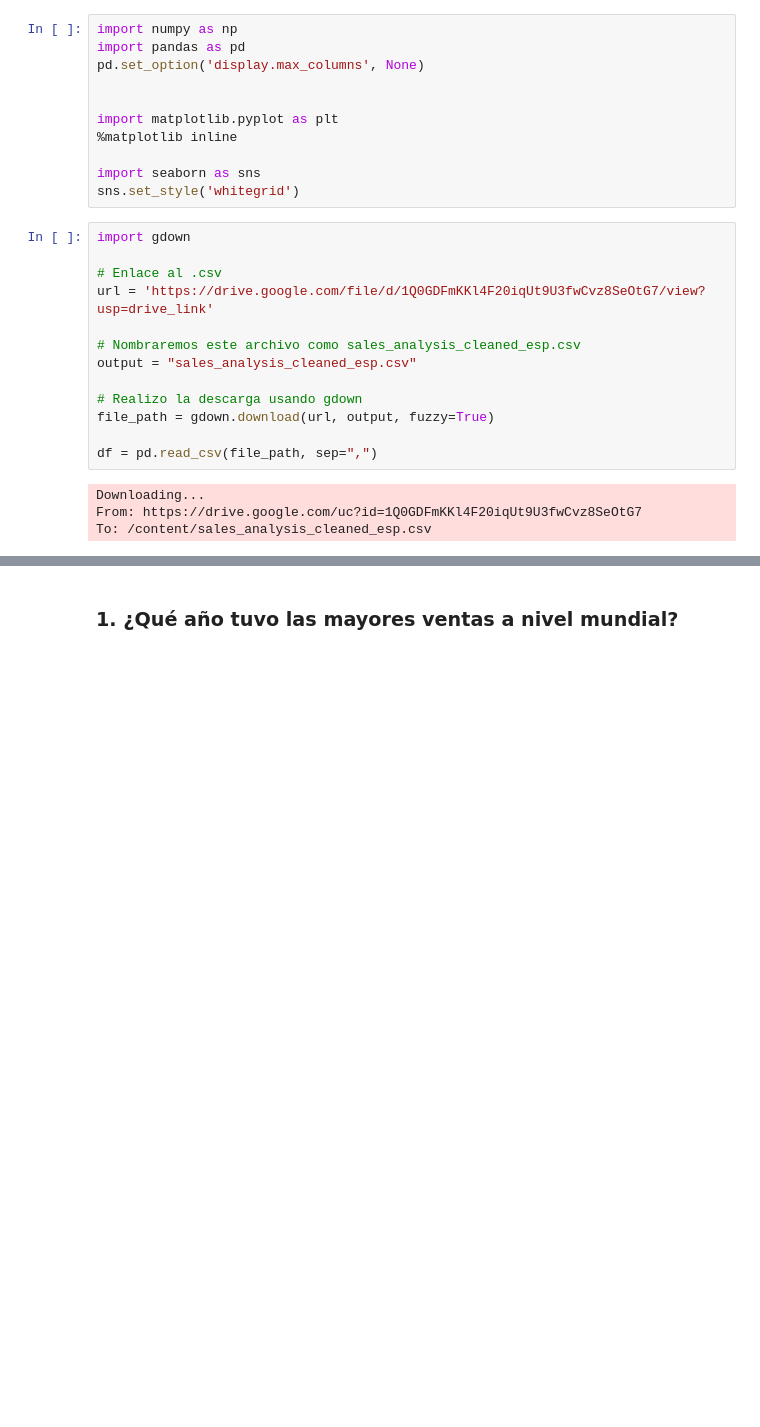
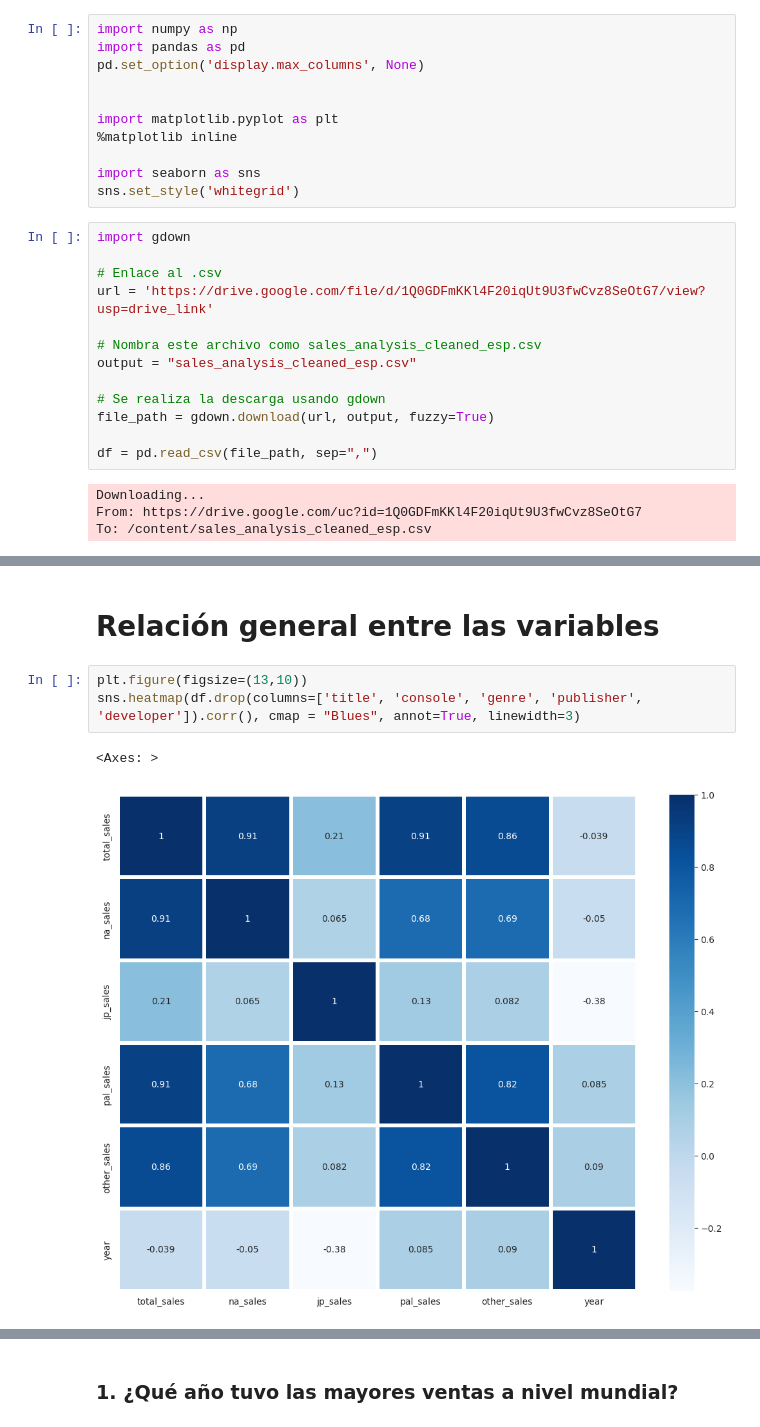
Before and after one commit to Kado2/EDA_videogames_sales_-_industry_data-1980_2024-, a Jupyter notebook: Version_en_esp/03_Sales_Analysis.ipynb, the cells around one changed output, grey strips where cells are left out. Cells and saved outputs as stored; diff of their text form; blank space fills up the shorter version.

```diff
--- a/Version_en_esp/03_Sales_Analysis.ipynb
+++ b/Version_en_esp/03_Sales_Analysis.ipynb
@@ -44,10 +46,10 @@ import gdown
 # Enlace al .csv
 url = 'https://drive.google.com/file/d/1Q0GDFmKKl4F20iqUt9U3fwCvz8SeOtG7/view?usp=drive_link'
 
-# Nombraremos este archivo como sales_analysis_cleaned_esp.csv
+# Nombra este archivo como sales_analysis_cleaned_esp.csv
 output = "sales_analysis_cleaned_esp.csv"
 
-# Realizo la descarga usando gdown
+# Se realiza la descarga usando gdown
 file_path = gdown.download(url, output, fuzzy=True)
 
 df = pd.read_csv(file_path, sep=",")
@@ -64,3 +66,11 @@ df.head(5)
 | 2 | Grand Theft Auto: Vice City | PS2 | Action | Rockstar Games | Rockstar North | 16.15 | 8.41 | 0.47 | 5.49 | ... |
 | 3 | Grand Theft Auto V | X360 | Action | Rockstar Games | Rockstar North | 15.86 | 9.06 | 0.06 | 5.33 | ... |
 | 4 | Call of Duty: Black Ops 3 | PS4 | Shooter | Activision | Treyarch | 15.09 | 6.18 | 0.41 | 6.05 | ... |
+# %% [markdown]
+# Relación general entre las variables
+# %%
+plt.figure(figsize=(13,10))
+sns.heatmap(df.drop(columns=['title', 'console', 'genre', 'publisher', 'developer']).corr(), cmap = "Blues", annot=True, linewidth=3)
+# %% [output]
+<Axes: >
+[figure, added]
```
Also changed, not shown: parts of 42 cells of this notebook.
